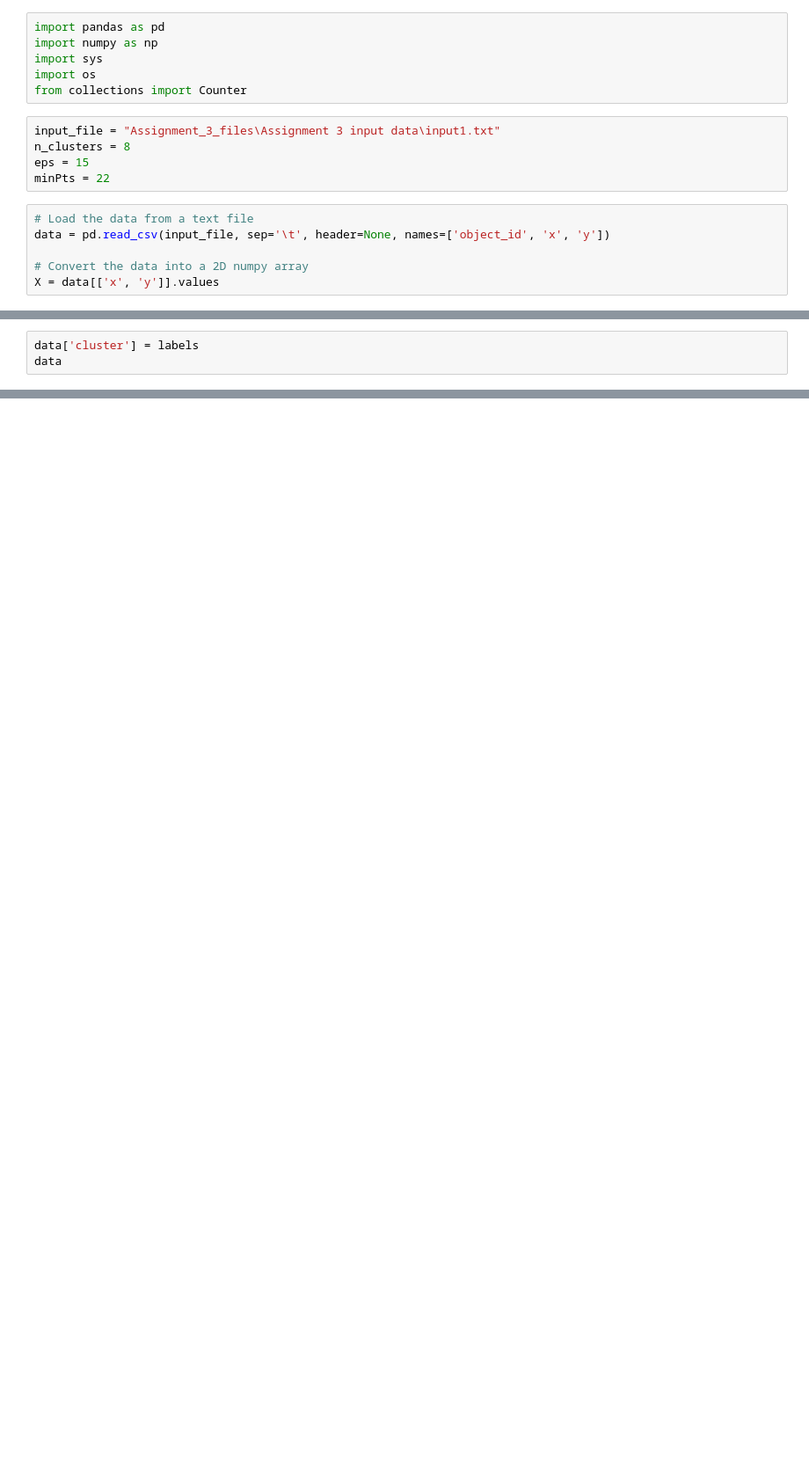
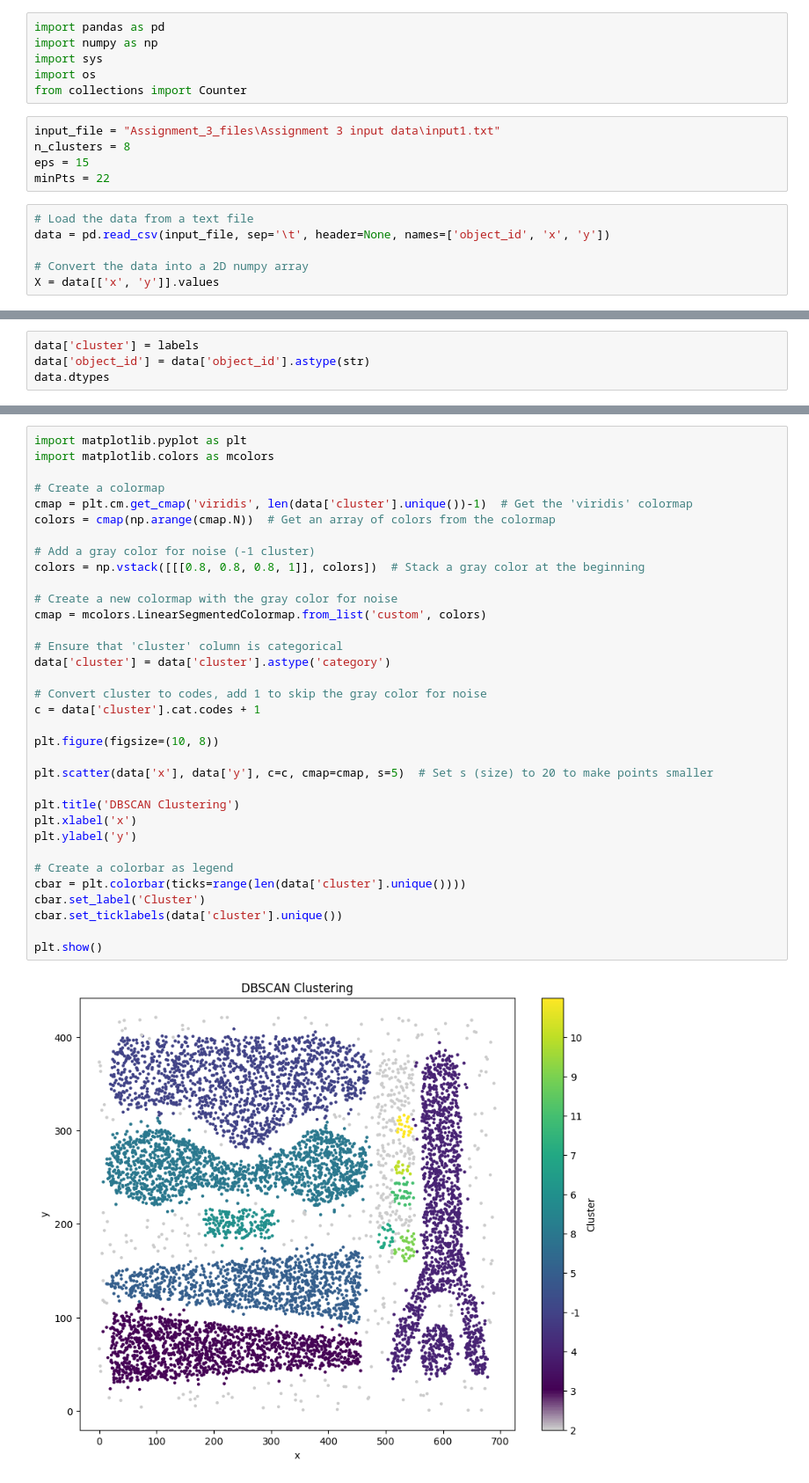
Before and after one commit to wrcnpst/HYU-DataScience-Clustering-Classification-by-using-DBSCAN, a Jupyter notebook: code.ipynb, the cells around one changed output, grey strips where cells are left out. Shown at 88% size. Drawn from its saved outputs; the diff is of its cells as text; blank space fills up the shorter version.

```diff
--- a/code.ipynb
+++ b/code.ipynb
@@ -60,4 +68,5 @@ labels
 # %%
 data['cluster'] = labels
-data
+data['object_id'] = data['object_id'].astype(str)
+data.dtypes
 # %% [output]
@@ -158,0 +117,36 @@ unique_labels
+# %%
+import matplotlib.pyplot as plt
+import matplotlib.colors as mcolors
+
+# Create a colormap
+cmap = plt.cm.get_cmap('viridis', len(data['cluster'].unique())-1)  # Get the 'viridis' colormap
+colors = cmap(np.arange(cmap.N))  # Get an array of colors from the colormap
+
+# Add a gray color for noise (-1 cluster)
+colors = np.vstack([[[0.8, 0.8, 0.8, 1]], colors])  # Stack a gray color at the beginning
+
+# Create a new colormap with the gray color for noise
+cmap = mcolors.LinearSegmentedColormap.from_list('custom', colors)
+
+# Ensure that 'cluster' column is categorical
+data['cluster'] = data['cluster'].astype('category')
+
+# Convert cluster to codes, add 1 to skip the gray color for noise
+c = data['cluster'].cat.codes + 1
+
+plt.figure(figsize=(10, 8))
+
+plt.scatter(data['x'], data['y'], c=c, cmap=cmap, s=5)  # Set s (size) to 20 to make points smaller
+
+plt.title('DBSCAN Clustering')
+plt.xlabel('x')
+plt.ylabel('y')
+
+# Create a colorbar as legend
+cbar = plt.colorbar(ticks=range(len(data['cluster'].unique())))
+cbar.set_label('Cluster')
+cbar.set_ticklabels(data['cluster'].unique())
+
+plt.show()
+# %% [output]
+[figure, added]
```
Also changed, not shown: parts of 9 cells of this notebook, 32 other files.
